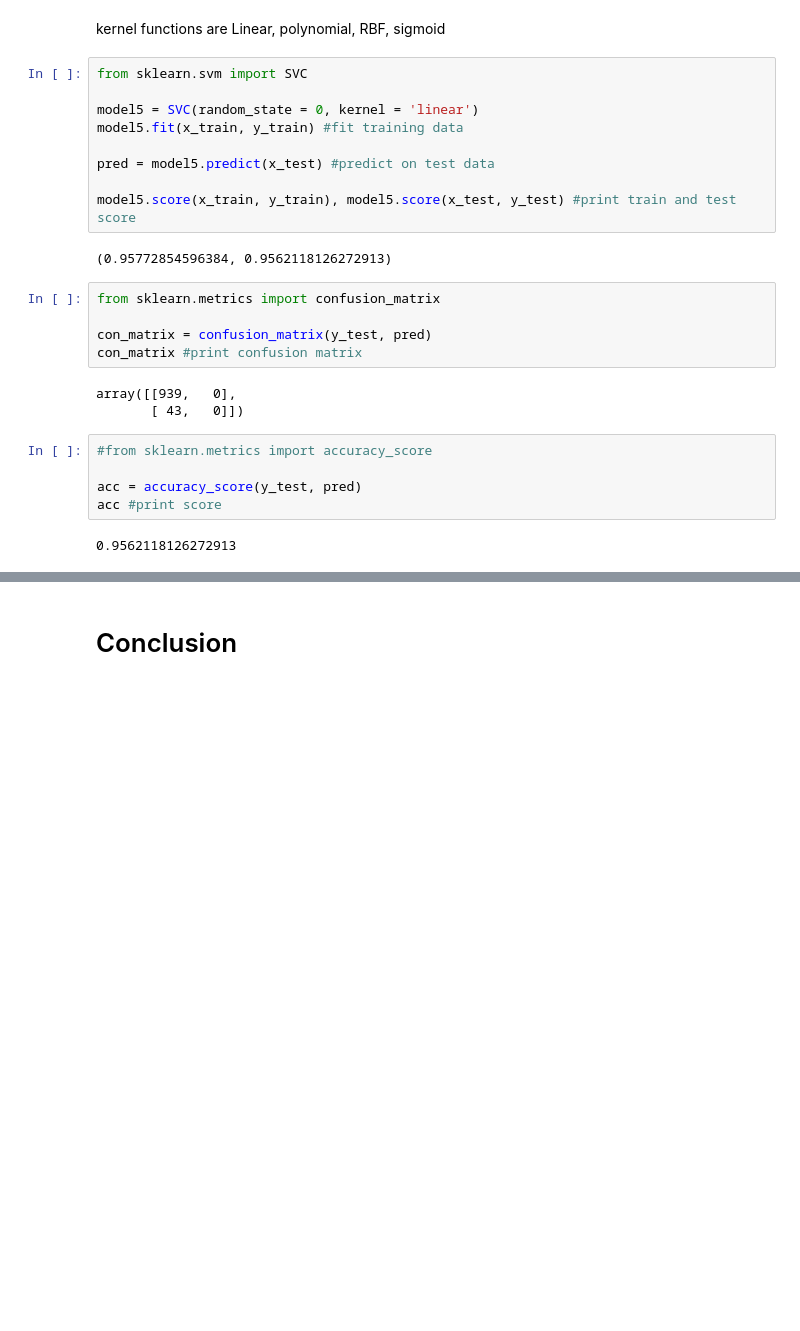
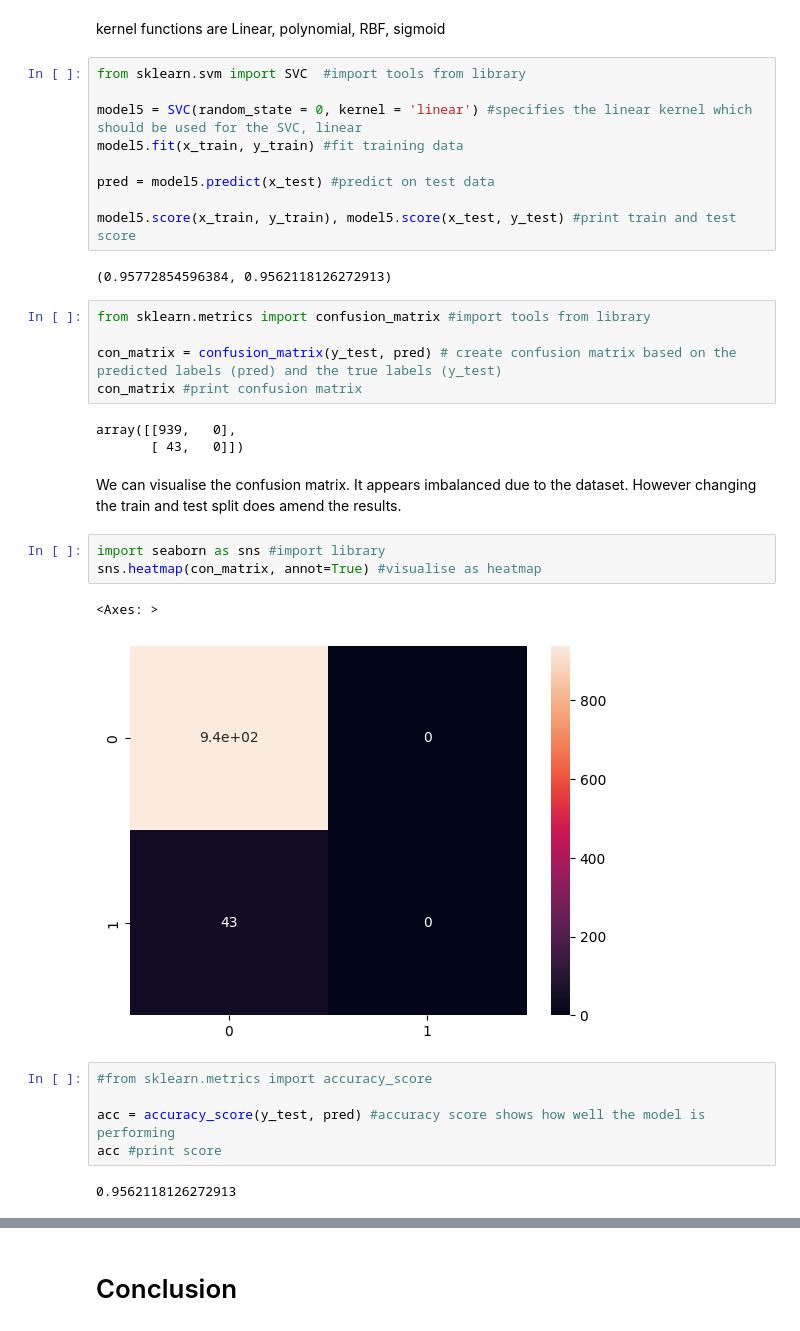
Before and after one commit to JoniGellatly/hello-world, a Jupyter notebook: Assessment.ipynb, the cells around one changed output, grey strips where cells are left out. Saved outputs shown, nothing was run; the diff lists cells and outputs as text; blank space fills up the shorter version.

```diff
--- a/Assessment.ipynb
+++ b/Assessment.ipynb
@@ -377,9 +377,9 @@ All the results are over 91% which is a great result. We can conclude the best p
 # %% [markdown]
 kernel functions are Linear, polynomial, RBF, sigmoid
 # %%
-from sklearn.svm import SVC
+from sklearn.svm import SVC  #import tools from library
 
-model5 = SVC(random_state = 0, kernel = 'linear')
+model5 = SVC(random_state = 0, kernel = 'linear') #specifies the linear kernel which should be used for the SVC, linear
 model5.fit(x_train, y_train) #fit training data
 
 pred = model5.predict(x_test) #predict on test data
@@ -388,17 +388,25 @@ model5.score(x_train, y_train), model5.score(x_test, y_test) #print train and te
 # %% [output]
 (0.95772854596384, 0.9562118126272913)
 # %%
-from sklearn.metrics import confusion_matrix
+from sklearn.metrics import confusion_matrix #import tools from library
 
-con_matrix = confusion_matrix(y_test, pred)
+con_matrix = confusion_matrix(y_test, pred) # create confusion matrix based on the predicted labels (pred) and the true labels (y_test)
 con_matrix #print confusion matrix
 # %% [output]
 array([[939,   0],
        [ 43,   0]])
+# %% [markdown]
+We can visualise the confusion matrix. It appears imbalanced due to the dataset. However changing the train and test split does amend the results.
+# %%
+import seaborn as sns #import library
+sns.heatmap(con_matrix, annot=True) #visualise as heatmap
+# %% [output]
+<Axes: >
+[figure, added]
 # %%
 #from sklearn.metrics import accuracy_score
 
-acc = accuracy_score(y_test, pred)
+acc = accuracy_score(y_test, pred) #accuracy score shows how well the model is performing
 acc #print score
 # %% [output]
 0.9562118126272913
```
Also changed, not shown: parts of 20 cells of this notebook.
